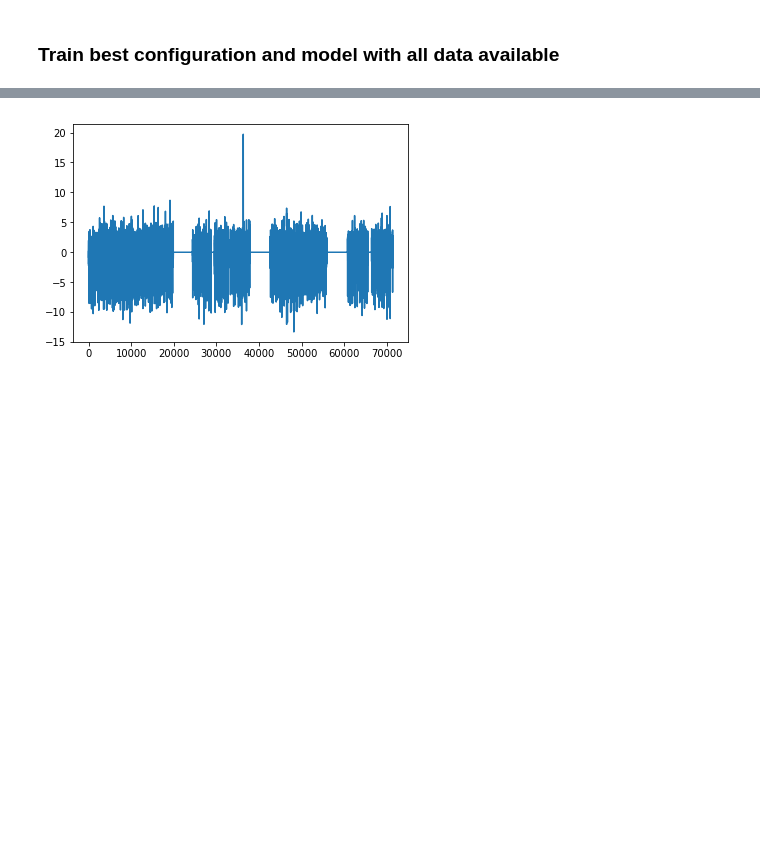
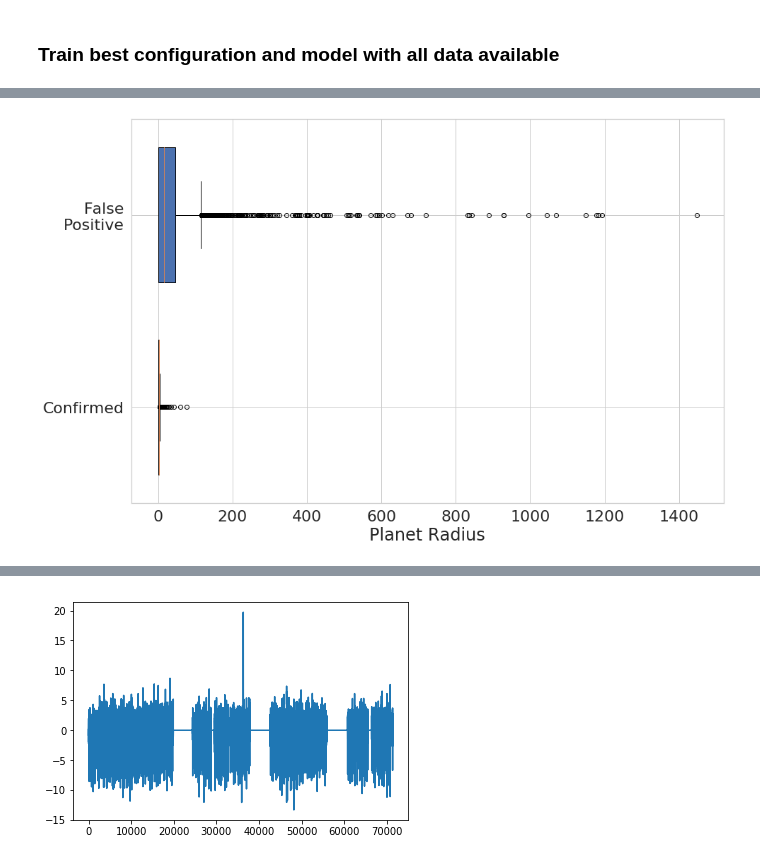
Before and after one commit to fmenat/ExoplanetDetection, a Jupyter notebook: Notebooks/Analysis_of_Disposition.ipynb, the cells around one changed output, grey strips where cells are left out. Saved outputs shown, nothing was run; the diff lists cells and outputs as text; code cells hidden in the pictures; blank space fills up the shorter version.

```diff
--- a/Notebooks/Analysis_of_Disposition.ipynb
+++ b/Notebooks/Analysis_of_Disposition.ipynb
@@ -37,0 +70,17 @@ print(y_total.shape)
+# %%
+p_values = df_labels[df_labels["Planet Radius"]< 1500]["Planet Radius"].values
+
+conf_v = p_values[ (df_labels[df_labels["Planet Radius"]< 1500]["NExScI Disposition"]=="CONFIRMED").values ]
+fp_v = p_values[ (df_labels[df_labels["Planet Radius"]< 1500]["NExScI Disposition"]=="FALSE POSITIVE").values ]
+
+plt.figure(figsize=(15,10))
+sns.set(font_scale=2)
+sns.set_style("whitegrid")
+#plt.boxplot(conf_v)#, #labels='Confirmed')
+#plt.boxplot(fp_v, labels='False Positive')
+plt.boxplot( [conf_v,fp_v], labels=["Confirmed","False\nPositive"] , vert=False, patch_artist=True,widths=0.7)
+plt.xlabel("Planet Radius")
+plt.savefig("P3-17_f4.eps", format='eps')
+plt.show()
+# %% [output]
+[figure, added]
```
Also changed, not shown: parts of 5 cells of this notebook, 3 other files.
